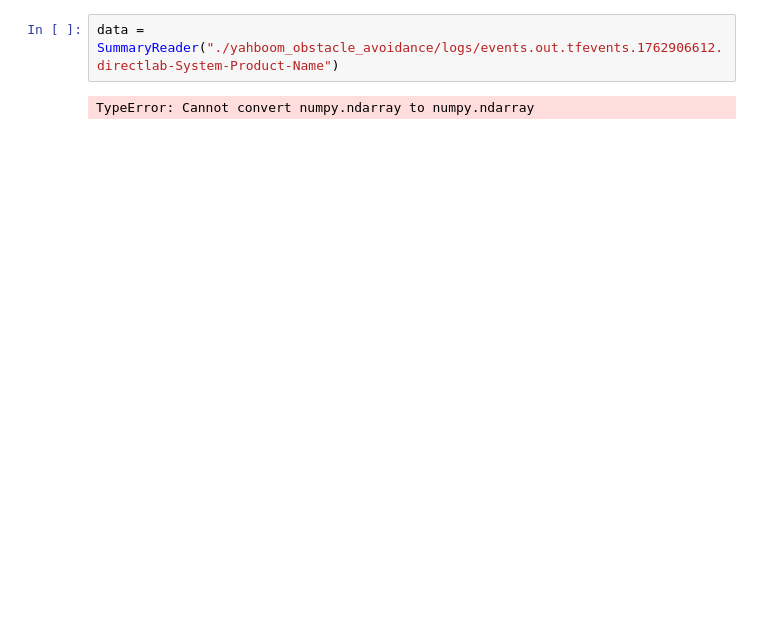
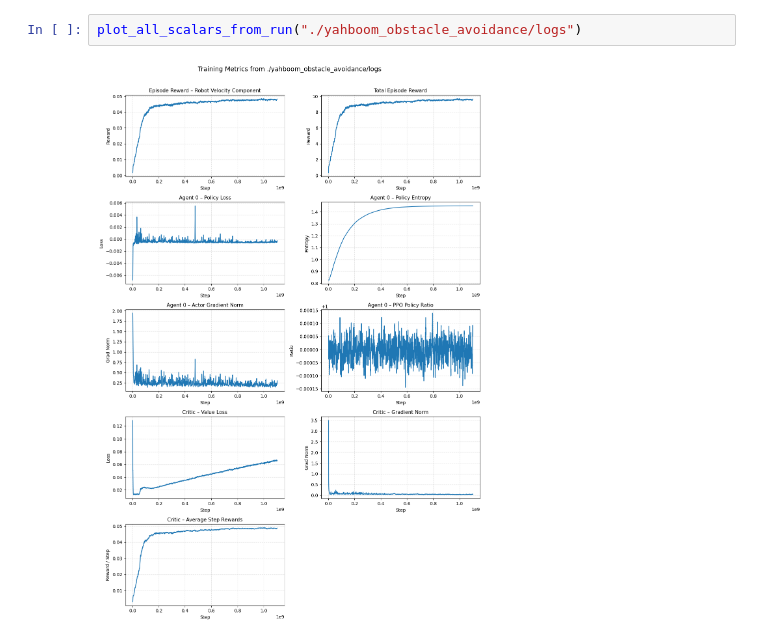
Before and after one commit to Isaacwilliam4/IsaacLab-Final_Project, a Jupyter notebook: source/isaaclab_tasks/isaaclab_tasks/direct/yahboom/analysis.ipynb, the cells around one changed output. Saved outputs shown, nothing was run; the diff lists cells and outputs as text; blank space fills up the shorter version.

```diff
--- a/source/isaaclab_tasks/isaaclab_tasks/direct/yahboom/analysis.ipynb
+++ b/source/isaaclab_tasks/isaaclab_tasks/direct/yahboom/analysis.ipynb
@@ -4,4 +119,4 @@ from tbparse import SummaryReader
-# %%
-data = SummaryReader("./yahboom_obstacle_avoidance/logs/events.out.tfevents.1762906612.directlab-System-Product-Name")
-# %% [output]
-TypeError: Cannot convert numpy.ndarray to numpy.ndarray
+# %%
+plot_all_scalars_from_run("./yahboom_obstacle_avoidance/logs")
+# %% [output]
+[figure, added]
```
Also changed, not shown: parts of 1 cell of this notebook, 4 other files.
